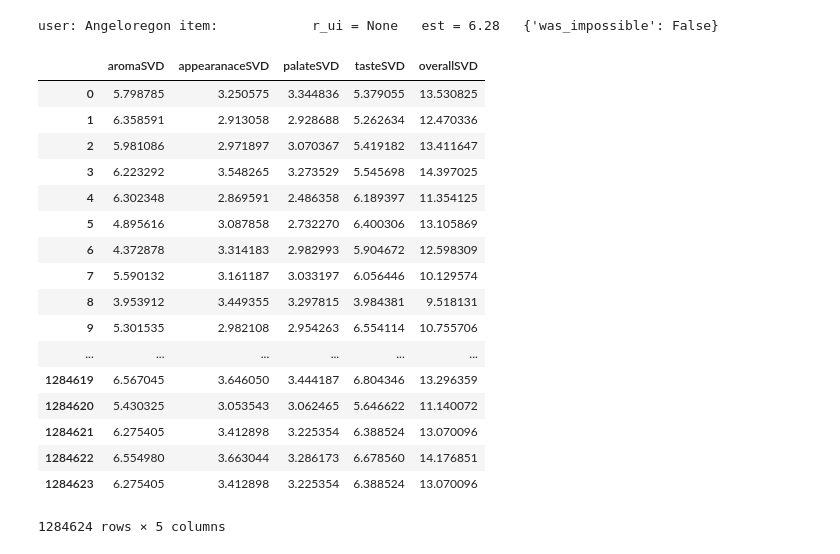
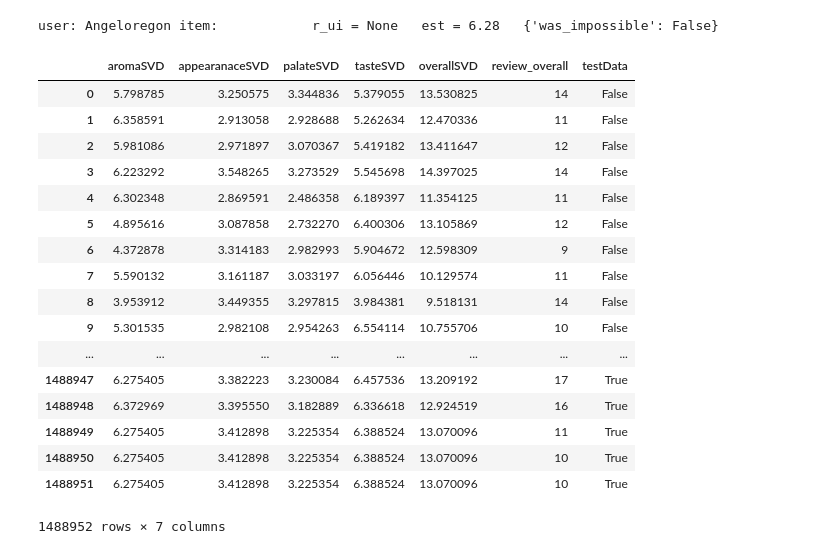
Before and after one commit to conhealy/ratebeer_recommender, a Jupyter notebook: Ratebeer_Feature_Engineering_Part2.ipynb, the cells around one changed output. Cells and saved outputs as stored; diff of their text form; code cells hidden in the pictures.

```diff
--- a/Ratebeer_Feature_Engineering_Text.ipynb
+++ b/Ratebeer_Feature_Engineering_Part2.ipynb
@@ -1140,6 +1203,10 @@ df_merged['tasteSVD']=df_merged.apply(tastePredict, axis=1)
 # %%
 df_merged['overallSVD']=df_merged.apply(overallPredict, axis=1)
 # %%
-dff1, dff2 = np.array_split(df_merged, 2)
-dff1.to_pickle(path='./df_final1.pkl')
-dff2.to_pickle(path='./df_final2.pkl')
+#dff1, dff2 = np.array_split(df_merged, 2)
+#dff1.to_pickle(path='./df_final1.pkl')
+#dff2.to_pickle(path='./df_final2.pkl')
+
+dff1 = pd.read_pickle('df_merged1.pkl')
+dff2 = pd.read_pickle('df_merged2.pkl')
+df_merged=pd.concat([dff1,dff2])
@@ -1146,21 +1216,21 @@ dff2.to_pickle(path='./df_final2.pkl')
 # %%
-df_merged[['aromaSVD','appearanaceSVD','palateSVD','tasteSVD','overallSVD']]
+df_merged[['aromaSVD','appearanaceSVD','palateSVD','tasteSVD','overallSVD', 'review_overall','testData']]
 # %% [output]
-|  | aromaSVD | appearanaceSVD | palateSVD | tasteSVD | overallSVD |
-| 0 | 5.798785 | 3.250575 | 3.344836 | 5.379055 | 13.530825 |
-| 1 | 6.358591 | 2.913058 | 2.928688 | 5.262634 | 12.470336 |
-| 2 | 5.981086 | 2.971897 | 3.070367 | 5.419182 | 13.411647 |
-| 3 | 6.223292 | 3.548265 | 3.273529 | 5.545698 | 14.397025 |
-| 4 | 6.302348 | 2.869591 | 2.486358 | 6.189397 | 11.354125 |
-| 5 | 4.895616 | 3.087858 | 2.732270 | 6.400306 | 13.105869 |
-| 6 | 4.372878 | 3.314183 | 2.982993 | 5.904672 | 12.598309 |
-| 7 | 5.590132 | 3.161187 | 3.033197 | 6.056446 | 10.129574 |
-| 8 | 3.953912 | 3.449355 | 3.297815 | 3.984381 | 9.518131 |
-| 9 | 5.301535 | 2.982108 | 2.954263 | 6.554114 | 10.755706 |
-| ... | ... | ... | ... | ... | ... |
-| 1284619 | 6.567045 | 3.646050 | 3.444187 | 6.804346 | 13.296359 |
-| 1284620 | 5.430325 | 3.053543 | 3.062465 | 5.646622 | 11.140072 |
-| 1284621 | 6.275405 | 3.412898 | 3.225354 | 6.388524 | 13.070096 |
-| 1284622 | 6.554980 | 3.663044 | 3.286173 | 6.678560 | 14.176851 |
-| 1284623 | 6.275405 | 3.412898 | 3.225354 | 6.388524 | 13.070096 |
+|  | aromaSVD | appearanaceSVD | palateSVD | tasteSVD | overallSVD | review_overall | testData |
+| 0 | 5.798785 | 3.250575 | 3.344836 | 5.379055 | 13.530825 | 14 | False |
+| 1 | 6.358591 | 2.913058 | 2.928688 | 5.262634 | 12.470336 | 11 | False |
+| 2 | 5.981086 | 2.971897 | 3.070367 | 5.419182 | 13.411647 | 12 | False |
+| 3 | 6.223292 | 3.548265 | 3.273529 | 5.545698 | 14.397025 | 14 | False |
+| 4 | 6.302348 | 2.869591 | 2.486358 | 6.189397 | 11.354125 | 11 | False |
+| 5 | 4.895616 | 3.087858 | 2.732270 | 6.400306 | 13.105869 | 12 | False |
+| 6 | 4.372878 | 3.314183 | 2.982993 | 5.904672 | 12.598309 | 9 | False |
+| 7 | 5.590132 | 3.161187 | 3.033197 | 6.056446 | 10.129574 | 11 | False |
+| 8 | 3.953912 | 3.449355 | 3.297815 | 3.984381 | 9.518131 | 14 | False |
+| 9 | 5.301535 | 2.982108 | 2.954263 | 6.554114 | 10.755706 | 10 | False |
+| ... | ... | ... | ... | ... | ... | ... | ... |
+| 1488947 | 6.275405 | 3.382223 | 3.230084 | 6.457536 | 13.209192 | 17 | True |
+| 1488948 | 6.372969 | 3.395550 | 3.182889 | 6.336618 | 12.924519 | 16 | True |
+| 1488949 | 6.275405 | 3.412898 | 3.225354 | 6.388524 | 13.070096 | 11 | True |
+| 1488950 | 6.275405 | 3.412898 | 3.225354 | 6.388524 | 13.070096 | 10 | True |
+| 1488951 | 6.275405 | 3.412898 | 3.225354 | 6.388524 | 13.070096 | 10 | True |
-1284624 rows × 5 columns
+1488952 rows × 7 columns
```
Also changed, not shown: parts of 29 cells of this notebook, 1 other file.
